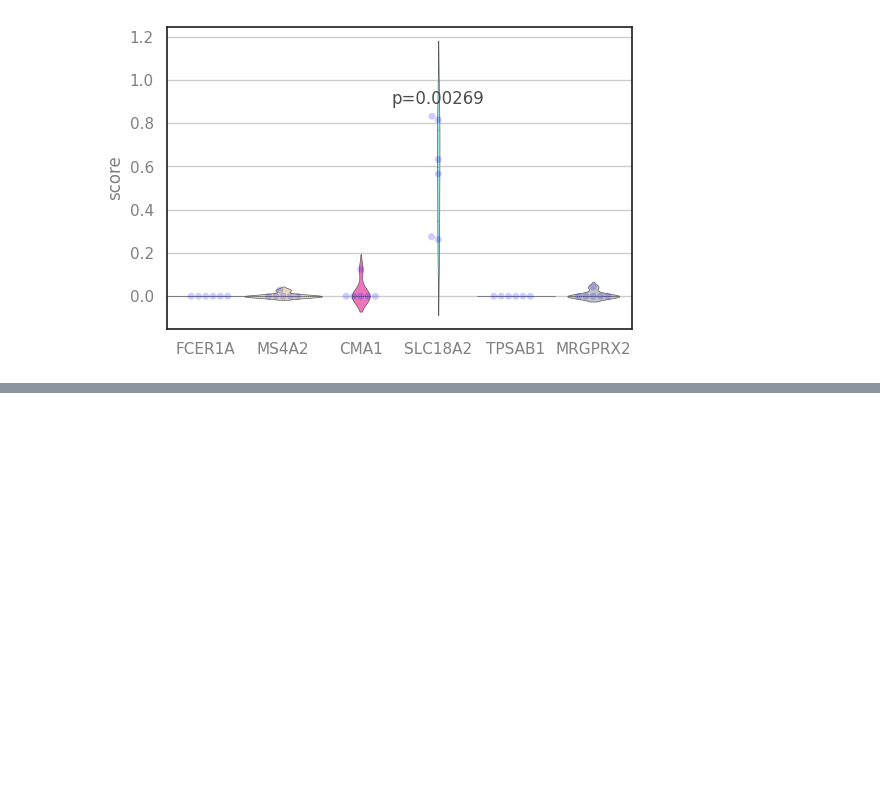
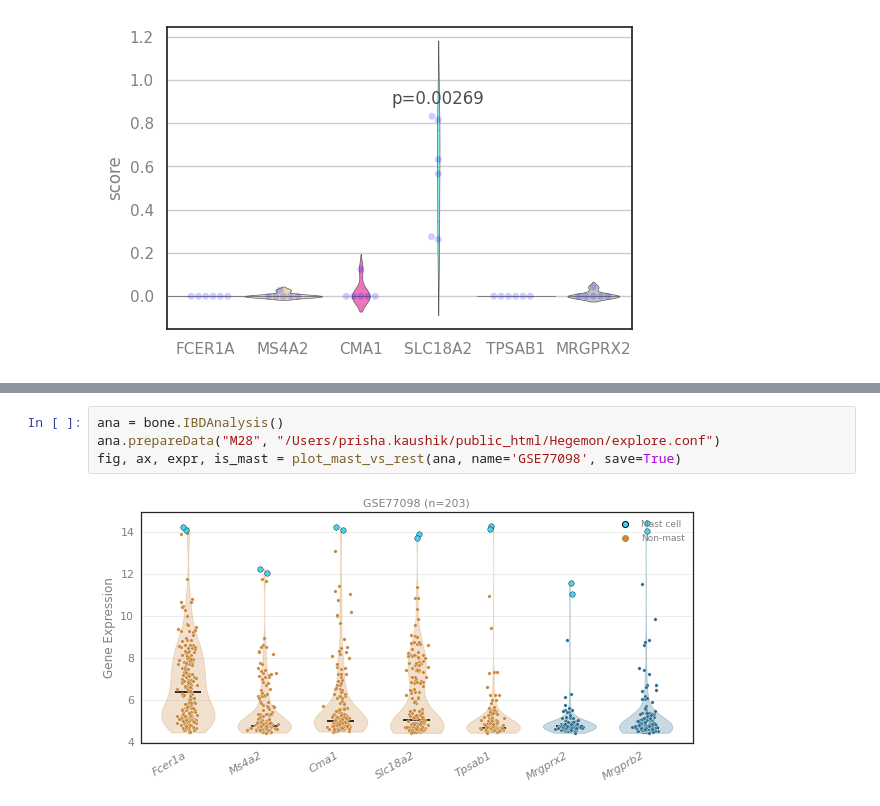
Before and after one commit to hmhaque/Mast-cell, a Jupyter notebook: source/figure-3.ipynb, the cells around one changed output, grey strips where cells are left out. Cells and saved outputs as stored; diff of their text form; blank space fills up the shorter version.

```diff
--- a/source/figure-3.ipynb
+++ b/source/figure-3.ipynb
@@ -464,0 +574,6 @@ ax.figure.savefig(os.path.join(outdir, "3Q-GSE320506 Shao 2026 HaCaT Keratinocyt
+# %%
+ana = bone.IBDAnalysis()
+ana.prepareData("M28", "/Users/prisha.kaushik/public_html/Hegemon/explore.conf")
+fig, ax, expr, is_mast = plot_mast_vs_rest(ana, name='GSE77098', save=True)
+# %% [output]
+[figure, added]
```
Also changed, not shown: parts of 6 cells of this notebook, 3 other files.
